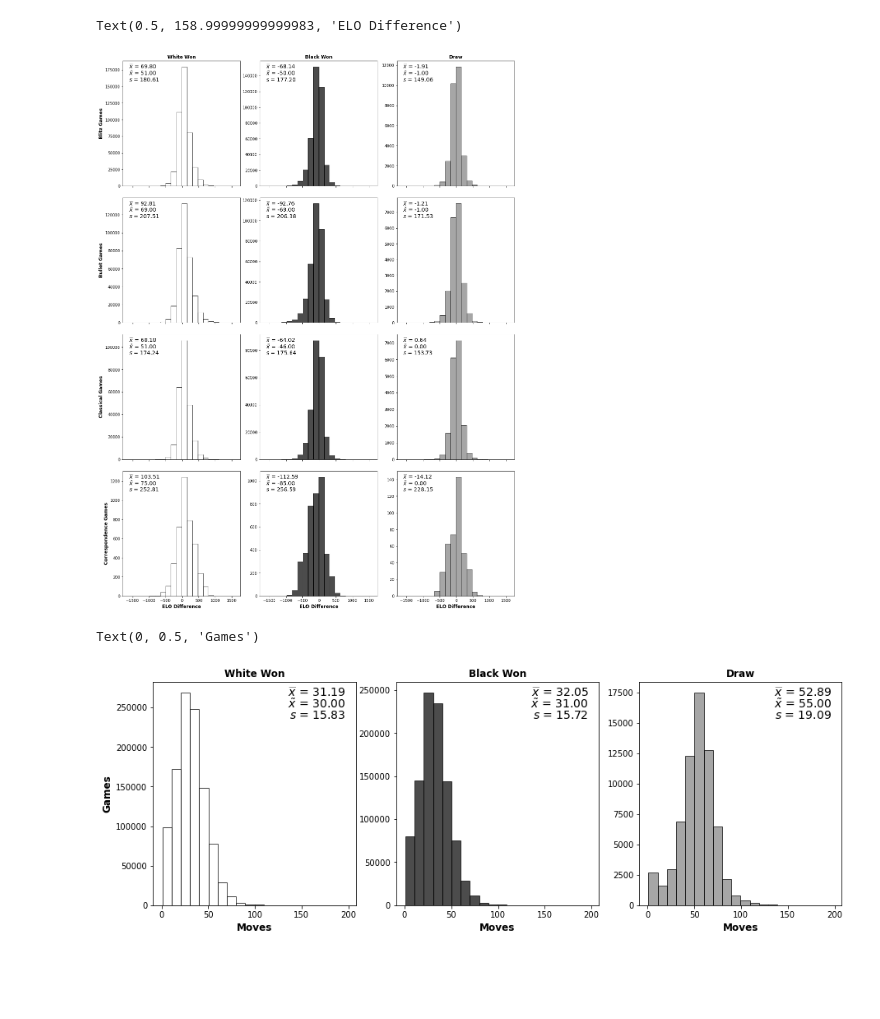
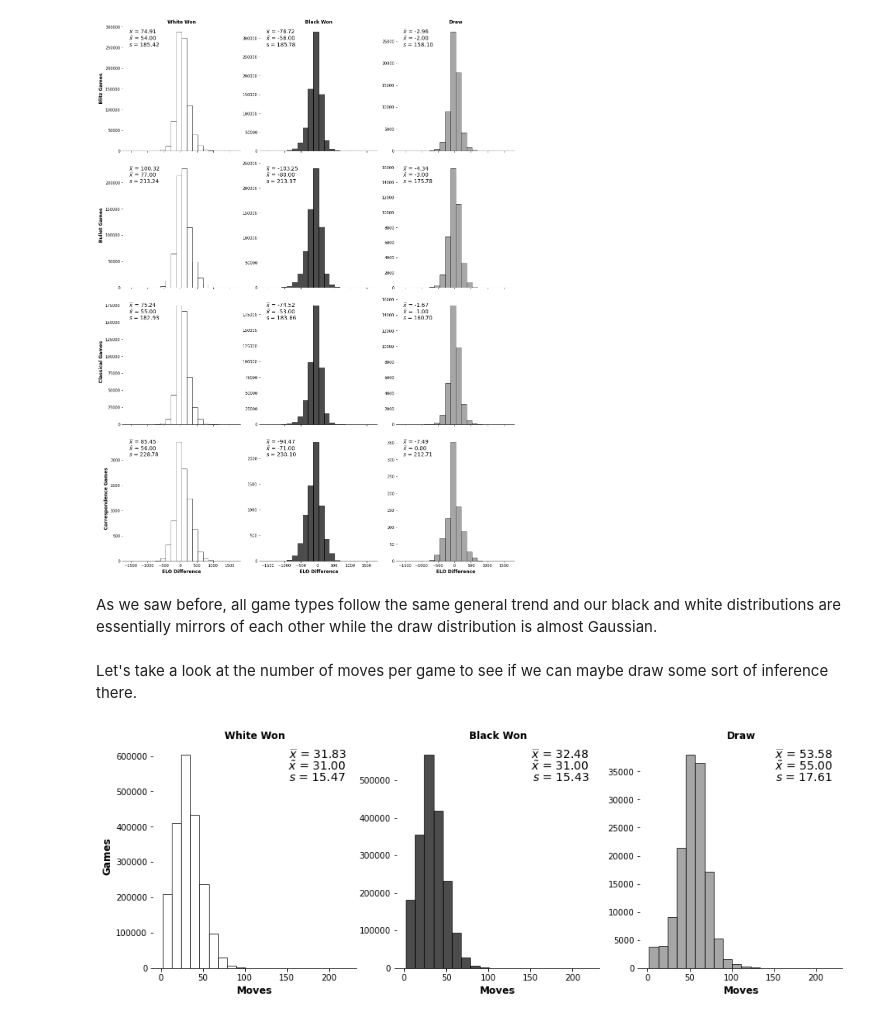
Before and after one commit to silas-wunder/Data-Wrangling-Final-Project, a Jupyter notebook: data_analysis.ipynb, the cells around one changed output. Saved outputs shown, nothing was run; the diff lists cells and outputs as text; code cells hidden in the pictures; blank space fills up the shorter version.

```diff
--- a/data_analysis.ipynb
+++ b/data_analysis.ipynb
@@ -8,15 +12,23 @@ import seaborn as sns
 url = r".\Chess_Data.pickle"
 data = pd.read_pickle(url).astype(
     {
-        "Game Type": "category",
-        "Result": "category",
+        "Game Type": "uint8",
+        "Result": "uint8",
         "White ELO": "uint16",
         "Black ELO": "uint16",
         "Moves": "uint8",
     }
 )
-# drop games that didn't have any moves, these won't help our analysis
-data.drop(data.loc[data["Moves"] == 0].index, inplace=True)
+
+data.replace(
+    {
+        "Game Type": {0: "Blitz", 1: "Bullet", 2: "Classical", 3: "Correspondence"},
+        "Result": {0: "1-0", 1: "0-1", 2: "1/2-1/2"},
+    },
+    inplace=True,
+)
+
+data.drop(data.loc[data["White ELO"] == 0].index, inplace=True)
+data.drop(data.loc[data["Black ELO"] == 0].index, inplace=True)
 data.set_index(["Result", "Game Type"], inplace=True)
 data.sort_index(inplace=True)
-data.head()
@@ -506,6 +382,17 @@ gameTypes = ["Blitz", "Bullet", "Classical", "Correspondence"]
 results = ["1-0", "0-1", "1/2-1/2"]
 colors = ["white", "black", "gray"]
 r = (np.min(data["ELO Difference"]), np.max(data["ELO Difference"]))
+
+axs[0, 0].set_title("White Won", fontweight="bold", size="large")
+axs[0, 1].set_title("Black Won", fontweight="bold", size="large")
+axs[0, 2].set_title("Draw", fontweight="bold", size="large")
+axs[0, 0].set_ylabel("Blitz Games", fontweight="bold", size="large")
+axs[1, 0].set_ylabel("Bullet Games", fontweight="bold", size="large")
+axs[2, 0].set_ylabel("Classical Games", fontweight="bold", size="large")
+axs[3, 0].set_ylabel("Correspondence Games", fontweight="bold", size="large")
+axs[3, 0].set_xlabel("ELO Difference", fontweight="bold", size="large")
+axs[3, 1].set_xlabel("ELO Difference", fontweight="bold", size="large")
+axs[3, 2].set_xlabel("ELO Difference", fontweight="bold", size="large")
 
 for i in range(4):
     for j in range(3):
@@ -544,20 +431,15 @@ for i in range(4):
             verticalalignment="center",
             fontsize=14,
         )
-
-axs[0, 0].set_title("White Won", fontweight="bold", size="large")
-axs[0, 1].set_title("Black Won", fontweight="bold", size="large")
-axs[0, 2].set_title("Draw", fontweight="bold", size="large")
-axs[0, 0].set_ylabel("Blitz Games", fontweight="bold", size="large")
-axs[1, 0].set_ylabel("Bullet Games", fontweight="bold", size="large")
-axs[2, 0].set_ylabel("Classical Games", fontweight="bold", size="large")
-axs[3, 0].set_ylabel("Correspondence Games", fontweight="bold", size="large")
-axs[3, 0].set_xlabel("ELO Difference", fontweight="bold", size="large")
-axs[3, 1].set_xlabel("ELO Difference", fontweight="bold", size="large")
-axs[3, 2].set_xlabel("ELO Difference", fontweight="bold", size="large")
+        axs[i, j].spines["top"].set_visible(False)
+        axs[i, j].spines["right"].set_visible(False)
+        axs[i, j].spines["left"].set_visible(False)
 # %% [output]
-Text(0.5, 158.99999999999983, 'ELO Difference')
-[figure, old version]
+[figure, new version]
+# %% [markdown]
+As we saw before, all game types follow the same general trend and our black and white distributions are essentially mirrors of each other while the draw distribution is almost Gaussian.
+# %% [markdown]
+Let's take a look at the number of moves per game to see if we can maybe draw some sort of inference there.
 # %%
 fig, axs = plt.subplots(1, 3, figsize=(15, 5), sharex=True)
 r = (np.min(data["Moves"]), np.max(data["Moves"]))
@@ -586,44 +468,46 @@ axs[2].hist(
     edgecolor="black",
     alpha=0.7,
 )
 
 
-def add_info(ax, pNum, result, title):
-    ax[pNum].set_title(title, size="large", fontweight="bold")
-    ax[pNum].set_xlabel("Moves", size="large", fontweight="bold")
-    ax[pNum].text(
+def add_info(pNum, result, title):
+    axs[pNum].set_title(title, size="large", fontweight="bold")
+    axs[pNum].set_xlabel("Moves", size="large", fontweight="bold")
+    axs[pNum].text(
         0.95,
         0.95,
         f"$\widebar{{x}}$ = {np.mean(data.loc[result]['Moves']):.2f}",
-        transform=ax[pNum].transAxes,
+        transform=axs[pNum].transAxes,
         horizontalalignment="right",
         verticalalignment="center",
         fontsize=14,
     )
-    ax[pNum].text(
+    axs[pNum].text(
         0.95,
         0.9,
         rf"$\tilde{{x}}$ = {np.median(data.loc[result]['Moves']):.2f}",
-        transform=ax[pNum].transAxes,
+        transform=axs[pNum].transAxes,
         horizontalalignment="right",
         verticalalignment="center",
         fontsize=14,
     )
-    ax[pNum].text(
+    axs[pNum].text(
         0.95,
         0.85,
         f"$s$ = {np.std(data.loc[result]['Moves']):.2f}",
-        transform=ax[pNum].transAxes,
+        transform=axs[pNum].transAxes,
         horizontalalignment="right",
         verticalalignment="center",
         fontsize=14,
     )
+    axs[pNum].spines["top"].set_visible(False)
+    axs[pNum].spines["right"].set_visible(False)
+    axs[pNum].spines["left"].set_visible(False)
 
 
-add_info(axs, 0, "1-0", "White Won")
-add_info(axs, 1, "0-1", "Black Won")
-add_info(axs, 2, "1/2-1/2", "Draw")
 axs[0].set_ylabel("Games", size="large", fontweight="bold")
+add_info(0, "1-0", "White Won")
+add_info(1, "0-1", "Black Won")
+add_info(2, "1/2-1/2", "Draw")
 # %% [output]
-Text(0, 0.5, 'Games')
-[figure, old version]
+[figure, new version]
```
Also changed, not shown: parts of 28 cells of this notebook.
